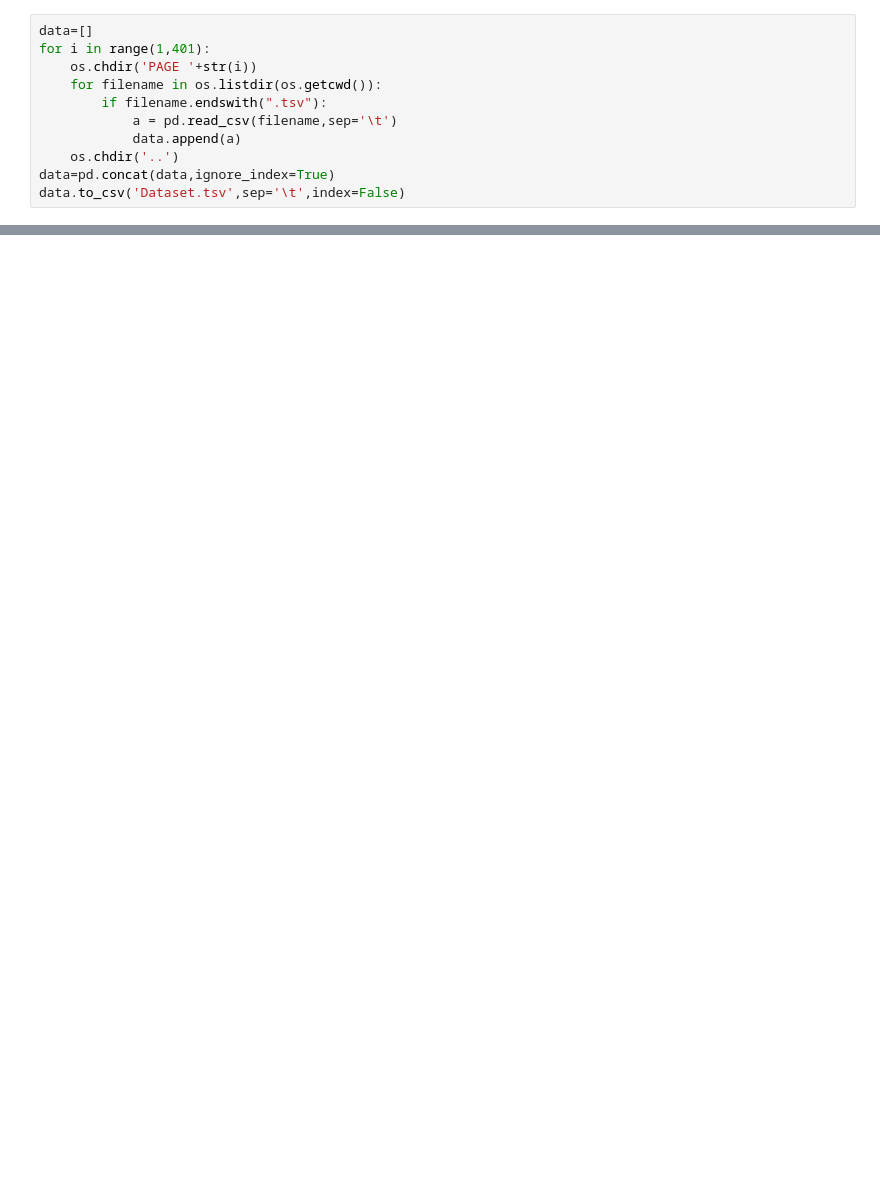
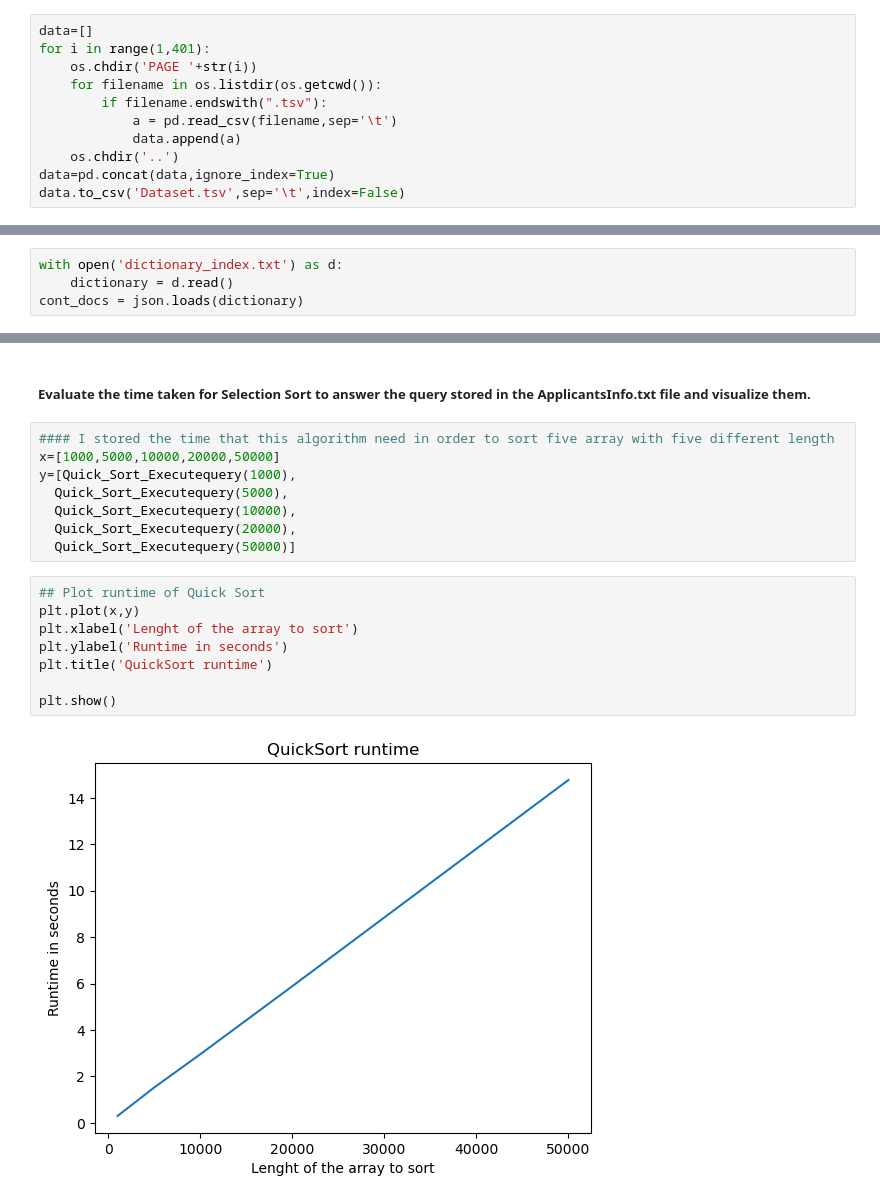
Before and after one commit to MattiaCastaldo/Homework-3, a Jupyter notebook: Mattia.ipynb, the cells around one changed output, grey strips where cells are left out. Cells and saved outputs as stored; diff of their text form; blank space fills up the shorter version.

```diff
--- a/Mattia.ipynb
+++ b/Mattia.ipynb
@@ -297,0 +388,4 @@ b
+# %%
+with open('dictionary_index.txt') as d:
+    dictionary = d.read()
+cont_docs = json.loads(dictionary)
@@ -297,0 +1150,20 @@ b
+# %% [markdown]
+##### Evaluate the time taken for Selection Sort to answer the query stored in the ApplicantsInfo.txt file and visualize them.
+# %%
+#### I stored the time that this algorithm need in order to sort five array with five different length
+x=[1000,5000,10000,20000,50000]
+y=[Quick_Sort_Executequery(1000),
+  Quick_Sort_Executequery(5000),
+  Quick_Sort_Executequery(10000),
+  Quick_Sort_Executequery(20000),
+  Quick_Sort_Executequery(50000)]
+# %%
+## Plot runtime of Quick Sort
+plt.plot(x,y)
+plt.xlabel('Lenght of the array to sort')
+plt.ylabel('Runtime in seconds')
+plt.title('QuickSort runtime')
+
+plt.show()
+# %% [output]
+[figure, added]
```
Also changed, not shown: parts of 102 cells of this notebook.
